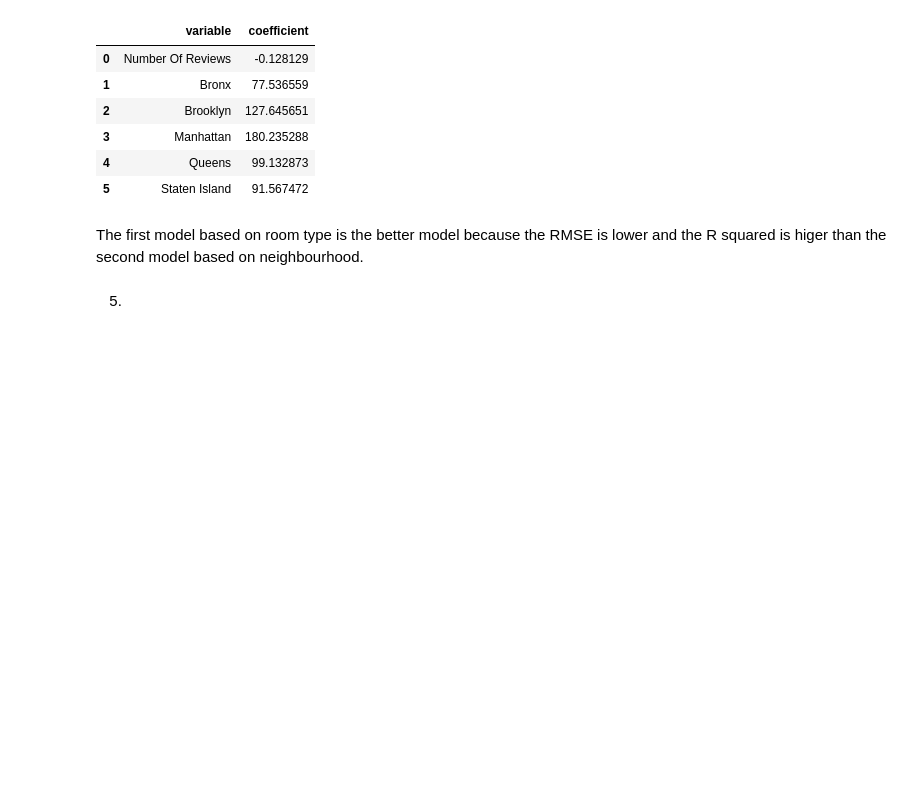
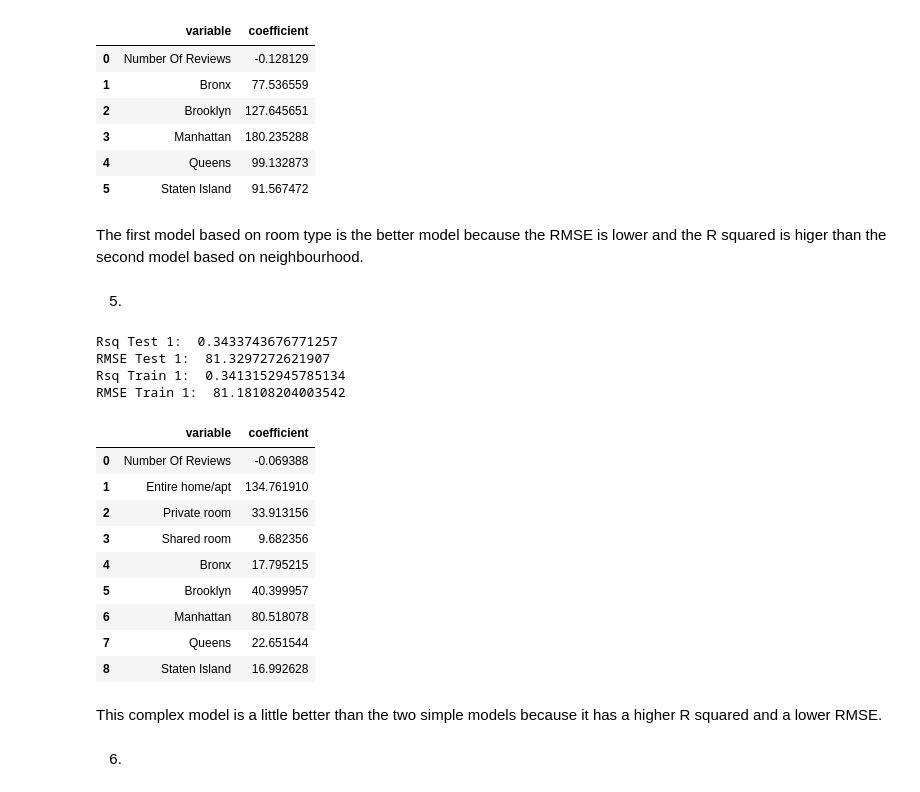
Before and after one commit to eyv7jz/linearRegression, a Jupyter notebook: 04_hedonic_pricing/04_hedonic_pricing.ipynb, the cells around one changed output. Saved outputs shown, nothing was run; the diff lists cells and outputs as text; code cells hidden in the pictures; blank space fills up the shorter version.

```diff
--- a/04_hedonic_pricing/04_hedonic_pricing.ipynb
+++ b/04_hedonic_pricing/04_hedonic_pricing.ipynb
@@ -265,3 +265,53 @@ RMSE Train 2:  95.2964866510696
 The first model based on room type is the better model because the RMSE is lower and the R squared is higer than the second model based on neighbourhood.
 # %% [markdown]
 5.
+# %%
+y = df['Price']
+X = df.loc[:,['Number Of Reviews', 'Room Type', 'Neighbourhood '] ]
+X_train, X_test, y_train, y_test = train_test_split(X,y, test_size=.2, random_state=100)
+
+Z_train = pd.concat([X_train['Number Of Reviews'],
+                    pd.get_dummies(X_train['Room Type'], dtype='int'),
+                    pd.get_dummies(X_train['Neighbourhood '], dtype='int')],
+                    axis = 1)
+Z_test = pd.concat([X_test['Number Of Reviews'],
+                    pd.get_dummies(X_test['Room Type'], dtype='int'),
+                    pd.get_dummies(X_test['Neighbourhood '], dtype='int')],
+                    axis = 1)
+
+reg = linear_model.LinearRegression(fit_intercept=False).fit(Z_train,y_train)
+
+# fitting model on test data
+y_hat_test = reg.predict(Z_test)
+print('Rsq Test 1: ', reg.score(Z_test,y_test))
+rmse_test = np.sqrt( np.mean( (y_test - y_hat_test)**2 ))
+print('RMSE Test 1: ', rmse_test)
+results_test = pd.DataFrame({'variable':reg.feature_names_in_, 'coefficient': reg.coef_})
+results_test
+
+# fitting model on training data
+y_hat_train = reg.predict(Z_train)
+print('Rsq Train 1: ', reg.score(Z_train,y_train))
+rmse_train = np.sqrt( np.mean( (y_train - y_hat_train)**2 ))
+print('RMSE Train 1: ', rmse_train)
+results_train = pd.DataFrame({'variable':reg.feature_names_in_, 'coefficient': reg.coef_})
+results_train
+# %% [output]
+Rsq Test 1:  0.3433743676771257
+RMSE Test 1:  81.3297272621907
+Rsq Train 1:  0.3413152945785134
+RMSE Train 1:  81.18108204003542
+|  | variable | coefficient |
+| 0 | Number Of Reviews | -0.069388 |
+| 1 | Entire home/apt | 134.761910 |
+| 2 | Private room | 33.913156 |
+| 3 | Shared room | 9.682356 |
+| 4 | Bronx | 17.795215 |
+| 5 | Brooklyn | 40.399957 |
+| 6 | Manhattan | 80.518078 |
+| 7 | Queens | 22.651544 |
+| 8 | Staten Island | 16.992628 |
+# %% [markdown]
+This complex model is a little better than the two simple models because it has a higher R squared and a lower RMSE.
+# %% [markdown]
+6.
```
